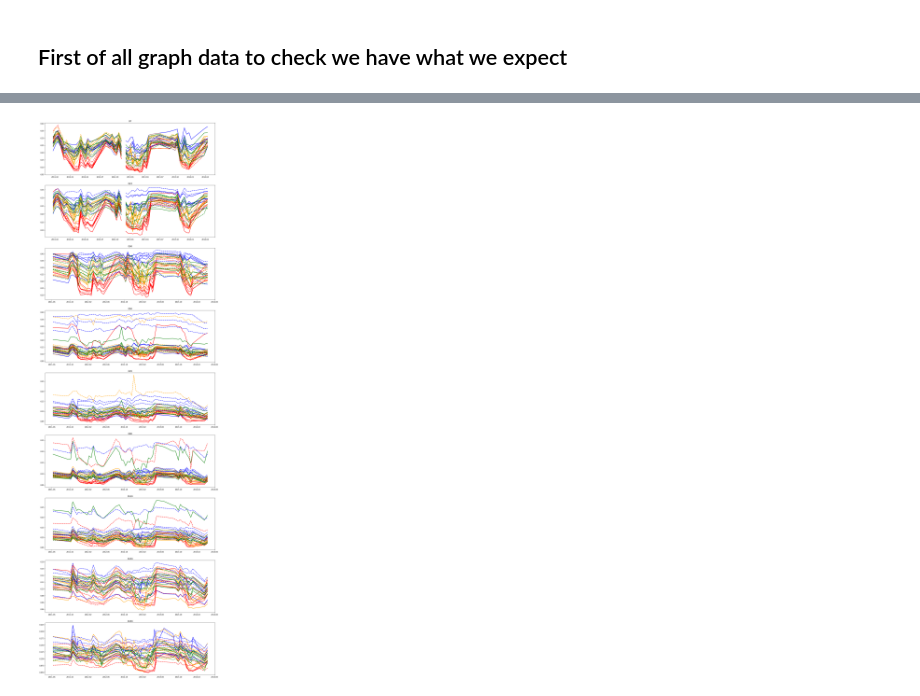
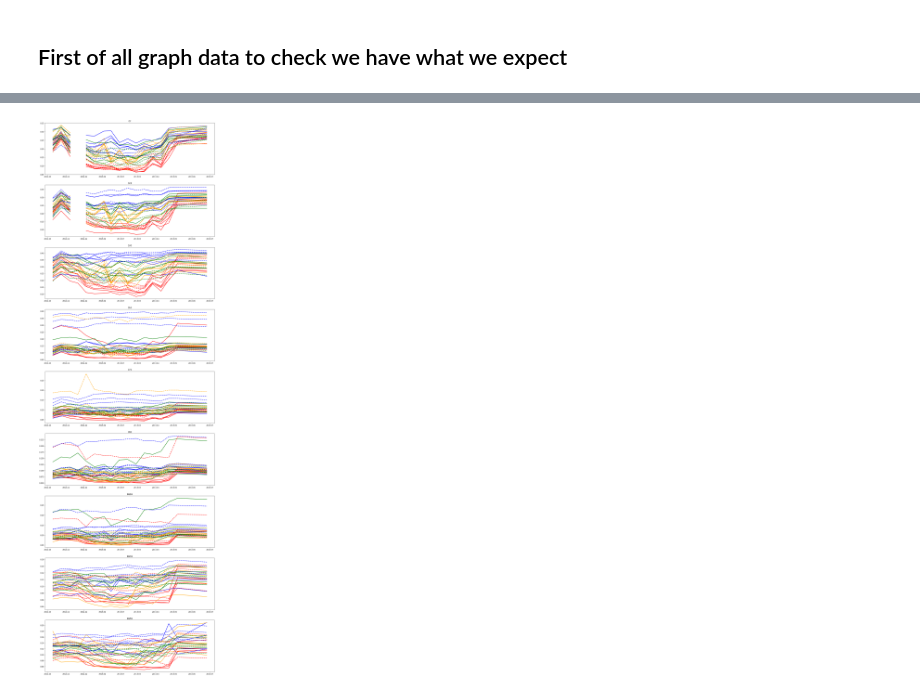
Before and after one commit to HamishBrownPFR/CropWaterAnalysis, a Jupyter notebook: LucerneAndPasture/SoilWaterAnalysis.ipynb, the cells around one changed output, grey strips where cells are left out. Saved outputs shown, nothing was run; the diff lists cells and outputs as text; code cells hidden in the pictures.

```diff
--- a/LucerneAndPasture/SoilWaterAnalysis.ipynb
+++ b/LucerneAndPasture/SoilWaterAnalysis.ipynb
@@ -140,0 +141,7 @@ ledg = plt.legend(labels, handles,loc=4,numpoints=1,fontsize = 16,labelspacing =
+# %%
+Fig = plt.figure(figsize=(18, 10))
+ax = Fig.add_subplot(1,1,1)
+GH.AddIndexedPlot(-WaterUseNP.loc[:,:],ax,GPs,1)
+labels, handles = GH.DedupLegendElements()
+ledg = plt.legend(labels, handles,loc=4,numpoints=1,fontsize = 16,labelspacing = 0.05,
+                          title='Irrigation by Nitrogen')
@@ -154,10 +204,10 @@ WaterUseNP.Ryegrass.to_pickle('.\DataFrames\RyeDailyWU.pkl')
 # %%
 Fig = plt.figure(figsize=(18, 60))
 pos=1
 for D in ['D7','D23','D30', 'D50', 'D70', 'D90','D110', 'D130', 'D150']:
     ax = Fig.add_subplot(9,1,pos)
-    GH.AddIndexedPlot(Data.loc[:,D],ax,GPs,2)
+    GH.AddIndexedPlot(Data.loc['2012-10-01':'2013-07-01',D],ax,GPs,2)
     plt.title(D)
     pos+=1
 # %% [output]
-[figure, old version]
+[figure, new version]
```
Also changed, not shown: parts of 9 cells of this notebook, 12 other files.
